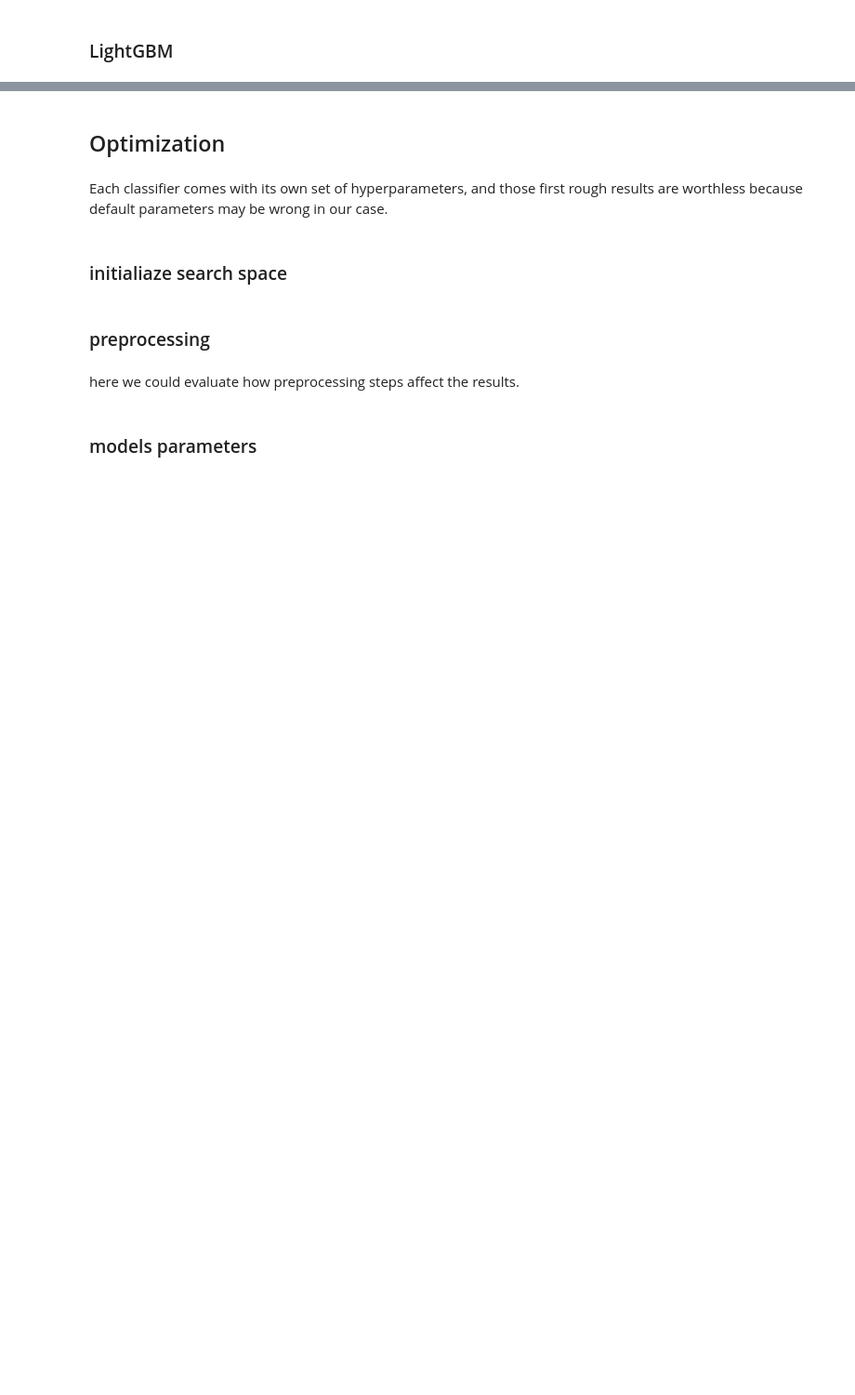
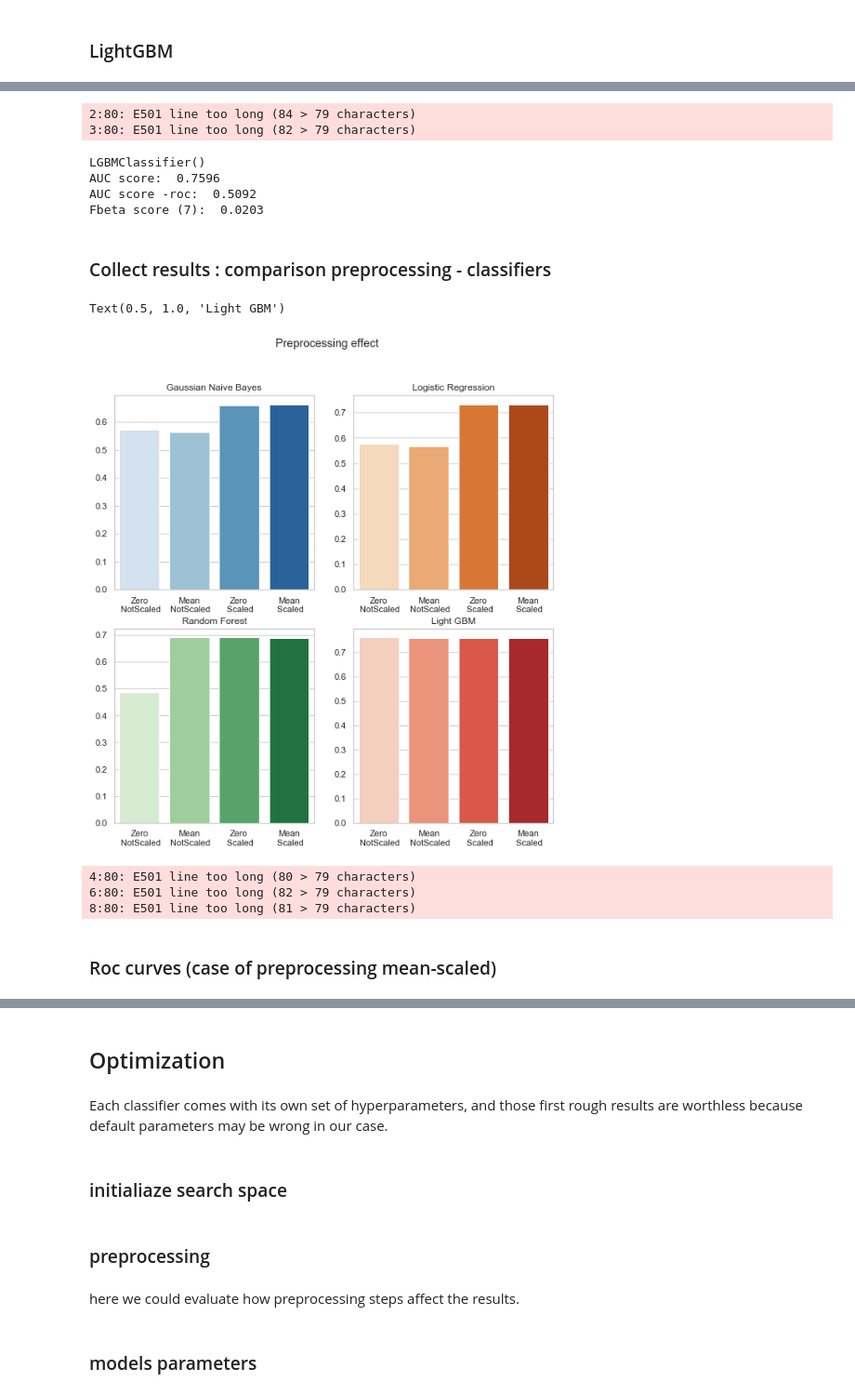
Before and after one commit to EtienneLardeur/P7_Scoring, a Jupyter notebook: P7_Model.ipynb, the cells around one changed output, grey strips where cells are left out. Shown at 93% size. Drawn from its saved outputs; the diff is of its cells as text; code cells hidden in the pictures; blank space fills up the shorter version.

Commit message:
almost done with model
still a few troubles with threshold, but any other step is fully explained and a fitted best model dumped!

```diff
--- a/P7_Model.ipynb
+++ b/P7_Model.ipynb
@@ -219,0 +228,2 @@ Introduce and test a downsampling method?
+# %%
+X_train_ms, X_test_ms, y_train, y_test, features = preprocess_split(impute_strategy='mean', scale_strategy=True)
@@ -732,0 +533,69 @@ feature_importances_sorted = plot_feature_importances(feature_importances)
+# %%
+# features format
+X_train_re_ms = X_train_ms.rename(columns=lambda x: re.sub('[^A-Za-z0-9_]+', '', x))
+X_test_re_ms = X_test_ms.rename(columns=lambda x: re.sub('[^A-Za-z0-9_]+', '', x))
+# %% [output]
+2:80: E501 line too long (84 > 79 characters)
+3:80: E501 line too long (82 > 79 characters)
+# %%
+liggbm = LGBMClassifier()
+fpr_liggbm_ms, tpr_liggbm_ms, auc_score_liggbm_ms, f7_liggbm_ms = model_run(
+    liggbm,
+    X_train_re_ms,
+    y_train,
+    X_test_re_ms,
+    y_test)
+# %% [output]
+LGBMClassifier()
+AUC score:  0.7596
+AUC score -roc:  0.5092
+Fbeta score (7):  0.0203
+# %% [markdown]
+### Collect results : comparison preprocessing - classifiers
+# %%
+# Collect results
+preprocess_cases = [
+    'Zero\n NotScaled',
+    'Mean\n NotScaled',
+    'Zero\n Scaled',
+    'Mean\n Scaled']
+NB_auc_scores = [
+    auc_score_naive,
+    auc_score_naive_me,
+    auc_score_naive_sc,
+    auc_score_naive_ms]
+LR_auc_scores = [
+    auc_score_logreg,
+    auc_score_logreg_me,
+    auc_score_logreg_sc,
+    auc_score_logreg_ms]
+RF_auc_scores = [
+    auc_score_rndfor,
+    auc_score_rndfor_me,
+    auc_score_rndfor_sc,
+    auc_score_rndfor_ms]
+LG_auc_scores = [
+    auc_score_liggbm,
+    auc_score_liggbm_me,
+    auc_score_liggbm_sc,
+    auc_score_liggbm_ms]
+# %%
+# display results
+fig, axes = plt.subplots(2, 2, figsize=(10, 10))
+fig.suptitle('Preprocessing effect')
+sns.barplot(ax=axes[0, 0], x=preprocess_cases, y=NB_auc_scores, palette="Blues")
+axes[0, 0].set_title('Gaussian Naive Bayes')
+sns.barplot(ax=axes[0, 1], x=preprocess_cases, y=LR_auc_scores, palette="Oranges")
+axes[0, 1].set_title('Logistic Regression')
+sns.barplot(ax=axes[1, 0], x=preprocess_cases, y=RF_auc_scores, palette="Greens")
+axes[1, 0].set_title('Random Forest')
+sns.barplot(ax=axes[1, 1], x=preprocess_cases, y=LG_auc_scores, palette="Reds")
+axes[1, 1].set_title('Light GBM')
+# %% [output]
+Text(0.5, 1.0, 'Light GBM')
+[figure, added]
+4:80: E501 line too long (80 > 79 characters)
+6:80: E501 line too long (82 > 79 characters)
+8:80: E501 line too long (81 > 79 characters)
+# %% [markdown]
+### Roc curves (case of preprocessing mean-scaled)
```
Also changed, not shown: parts of 197 cells of this notebook, 1 other file.
